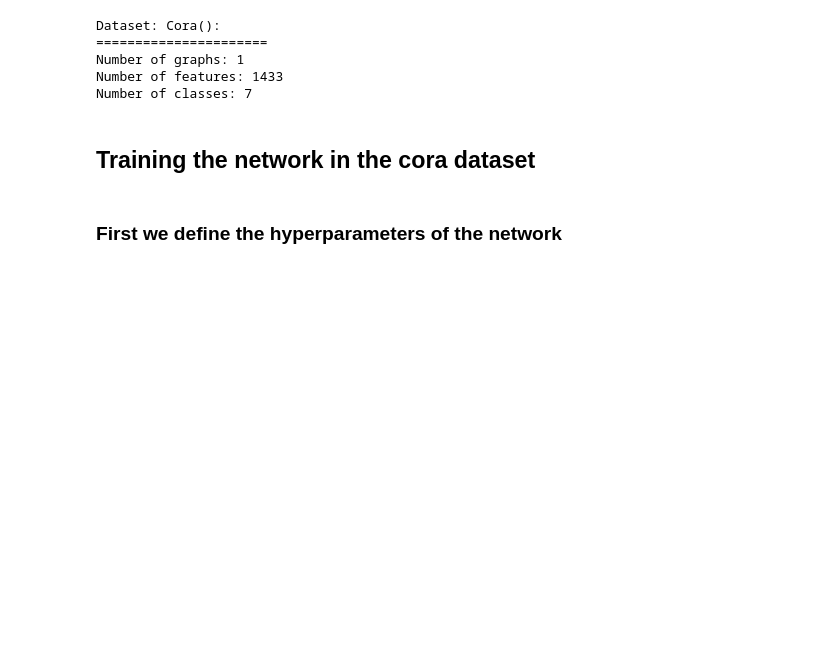
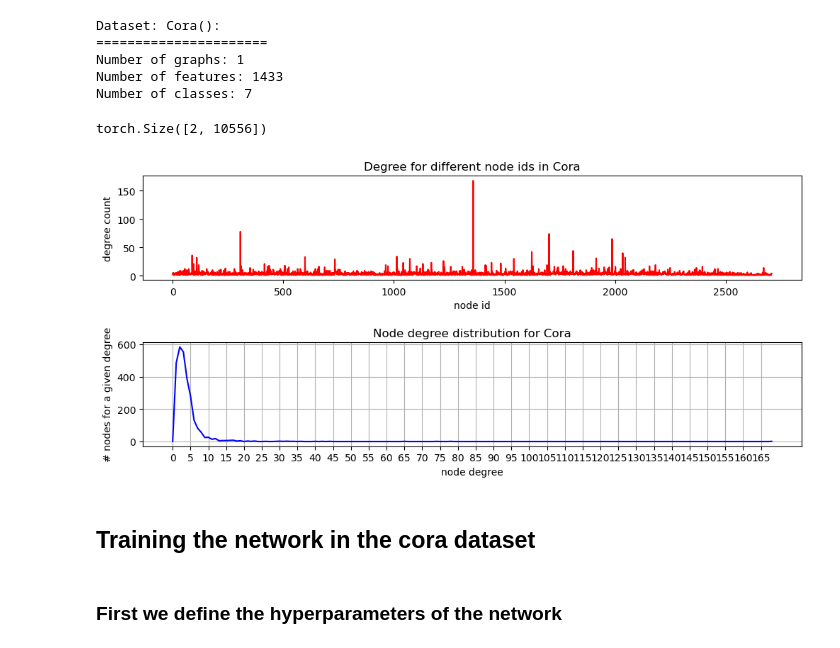
Before and after one commit to cLopetegui/GAT-DL-DIY, a Jupyter notebook: train_cora.ipynb, the cells around one changed output. Saved outputs shown, nothing was run; the diff lists cells and outputs as text; code cells hidden in the pictures; blank space fills up the shorter version.

Commit message:
added training for citeeser and pubmed. Added some visualizations.

```diff
--- a/train_cora.ipynb
+++ b/train_cora.ipynb
@@ -21,5 +23,6 @@ import os
 # %%
-dataset = Planetoid(root='/tmp/Cora', name='Cora',transform=T.NormalizeFeatures())
+dataset_name='Cora'
+dataset = Planetoid(root=f'/tmp/{dataset_name}', name=dataset_name,transform=T.NormalizeFeatures())
 print(f'Dataset: {dataset}:')
 print('======================')
 print(f'Number of graphs: {len(dataset)}')
@@ -31,12 +34,58 @@ Dataset: Cora():
 Number of graphs: 1
 Number of features: 1433
 Number of classes: 7
+# %%
+dataset[0].edge_index.shape
+# %% [output]
+torch.Size([2, 10556])
 # %%
 edge_index=dataset[0].edge_index
 nodes_features=dataset[0].x
 nodes_labels=dataset[0].y
 
 #parameters_GAT_network={'num_features_per_layer'={}}
+# %%
+def plot_degree_distributions(edge_index, num_of_nodes, dataset_name):
+
+    if isinstance(edge_index, torch.Tensor):
+        edge_index = edge_index.cpu().numpy()
+
+    assert isinstance(edge_index, np.ndarray), f'Expected NumPy array got {type(edge_index)}.'
+
+    # Store each node's input degrees and output degrees
+    in_degrees = np.zeros(num_of_nodes, dtype=np.intc)
+
+    # Edge index shape = (2, E), the first row contains the source nodes, the second one target nodes
+    num_of_edges = edge_index.shape[1]
+    for cnt in range(num_of_edges):
+        target_node_id = edge_index[1, cnt]
+        in_degrees[target_node_id] += 1
+
+    hist = np.zeros(np.max(in_degrees) + 1)
+    for in_degree in in_degrees:
+        hist[in_degree] += 1
+
+    fig = plt.figure(figsize=(12,8), dpi=100)  # otherwise plots are really small in Jupyter Notebook
+    fig.subplots_adjust(hspace=0.6)
+
+    plt.subplot(311)
+    plt.plot(in_degrees, color='red')
+    plt.xlabel('node id'); plt.ylabel('degree count'); plt.title(f'Degree for different node ids in {dataset_name}')
+
+    plt.subplot(312)
+    plt.plot(hist, color='blue')
+    plt.xlabel('node degree')
+    plt.ylabel('# nodes for a given degree')
+    plt.title(f'Node degree distribution for {dataset_name}')
+    plt.xticks(np.arange(0, len(hist), 5.0))
+
+    plt.grid(True)
+    plt.show()
+# %%
+num_of_nodes = len(nodes_labels)
+plot_degree_distributions(edge_index, num_of_nodes, dataset_name)
+# %% [output]
+[figure, added]
 # %% [markdown]
 ## Training the network in the cora dataset
 # %% [markdown]
```
Also changed, not shown: parts of 16 cells of this notebook, 3 other files.
